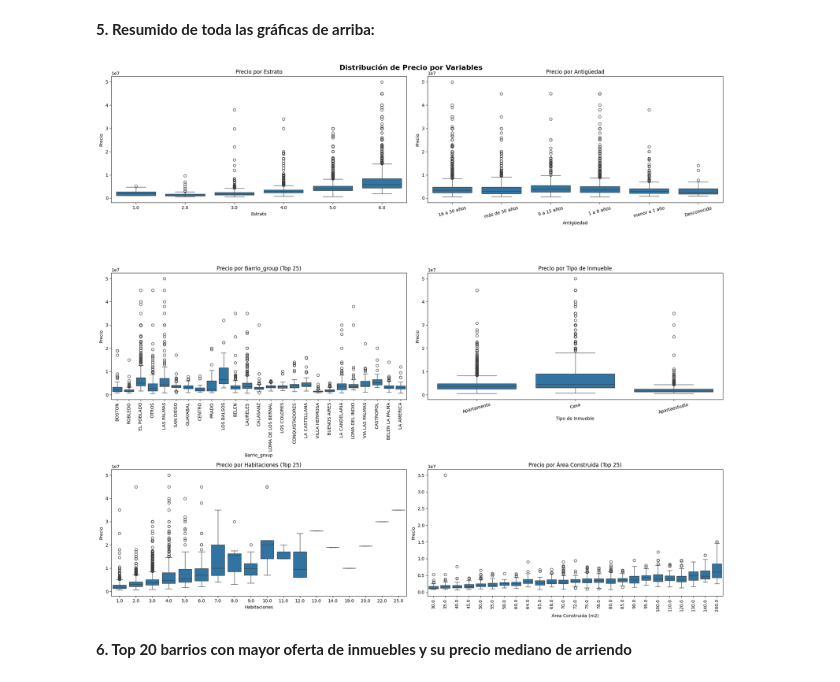
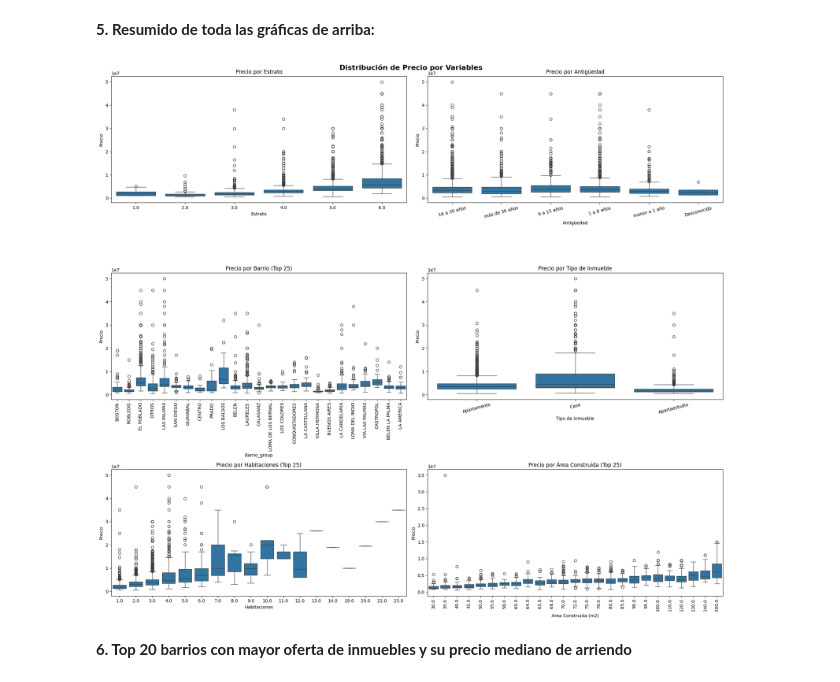
Before and after one commit to EloisaCB43/Proyecto2_ML, a Jupyter notebook: notebooks/EDA.ipynb, the cells around one changed output. Drawn from its saved outputs; the diff is of its cells as text; code cells hidden in the pictures.

Commit message:
actualización nombres barrios

```diff
--- a/notebooks/EDA.ipynb
+++ b/notebooks/EDA.ipynb
@@ -183,16 +206,3 @@ Index(['ID', 'Barrio', 'Tipo de Inmueble', 'Estado', 'Antigüedad',
        'Habitaciones', 'Parqueaderos', 'Piso N°', 'URL', 'Precio',
        'Barrio_clean', 'Barrio_group'],
       dtype='object')
-# %%
-cols_numericas = ["Estrato", "Baños", "Habitaciones", "Piso N°",
-                  "Área Construida (m2)", "Área Privada (m2)",
-                  "Parqueaderos", "Precio"]
-
-corr = df_filtrado[cols_numericas].corr().round(2)
-
-fig = px.imshow(corr,
-                text_auto=True,
-                color_continuous_scale="RdBu_r",
-                title="Correlación entre variables numéricas",
-                width=700, height=600)
-fig.show()
@@ -228,7 +313,7 @@ dtypes: float64(6), int64(3), object(7)
 memory usage: 745.3+ KB
 # %%
 # Cambiar de tipo de variable de ID a string
-df["ID"] = df["ID"].astype(str)
+df_filtrado["ID"] = df_filtrado["ID"].astype(str)
 # %% [markdown]
 ## **Análisis de Valores Nulos**
 # %% [markdown]
@@ -372,0 +444,3 @@ print(df_filtrado['Piso_cat'].isnull().sum())
+# %%
+#Imputamos los datos faltantes de "Piso N°" con el valor 1, ya que es lo más lógico para las casas, ya que no suelen tener más de un piso.
+df_filtrado.loc[(df_filtrado['Piso N°'].isnull()) & (df_filtrado['Tipo de Inmueble']== "Casa"), "Piso N°"] = 1
@@ -452,7 +531,7 @@ df_filtrado.groupby("Barrio")["Antigüedad"].agg(
 La opción mas lógica para imputar en este caso es por barrio, considerando que la moda de la variable `Antigüedad` en barrios como Laureles, El Poblado y Belén son apartamentos mas viejos, mientras que zonas como El Velodromo, Calasanz, presentan un desarrollo creciente. E igualmente, se puede ver que el barrio con mas valores faltantes es Laureles.
 # %%
 # Para cada barrio, rellena los nulos de Antigüedad con el valor de antigüedad más común en ese mismo barrio. Si el barrio no tiene ningún dato de antigüedad, ponemos 'Desconocido'.
-df_filtrado['Antigüedad'] = df_filtrado.groupby('Barrio')['Antigüedad'].transform(
+df_filtrado['Antigüedad'] = df_filtrado.groupby('Barrio_group')['Antigüedad'].transform(
                               lambda x: x.fillna(x.mode()[0]) if not x.mode().empty else "Desconocido")
 # %%
 df_filtrado["Antigüedad"].isnull().sum()
@@ -797,53 +1056,53 @@ fig.show()
 # %%
 import matplotlib.pyplot as plt
 import seaborn as sns
 
 # Top 25 de cada variable
-top_barrios = df_filtrado['Barrio_group'].value_counts().head(25).index
-top_habitaciones = df_filtrado['Habitaciones'].value_counts().head(25).index
-top_area = df_filtrado['Área Construida (m2)'].value_counts().head(25).index
+top_barrios = df_filtrado["Barrio_group"].value_counts().head(25).index
+top_habitaciones = df_filtrado["Habitaciones"].value_counts().head(25).index
+top_area = df_filtrado["Área Construida (m2)"].value_counts().head(25).index
 
 # Filtros
-df_barrio = df_filtrado[df_filtrado['Barrio_group'].isin(top_barrios)]
-df_hab = df_filtrado[df_filtrado['Habitaciones'].isin(top_habitaciones)]
-df_area = df_filtrado[df_filtrado['Área Construida (m2)'].isin(top_area)]
+df_barrio = df_filtrado[df_filtrado["Barrio_group"].isin(top_barrios)]
+df_hab = df_filtrado[df_filtrado["Habitaciones"].isin(top_habitaciones)]
+df_area = df_filtrado[df_filtrado["Área Construida (m2)"].isin(top_area)]
 
 # Tablero
 fig, axes = plt.subplots(3, 2, figsize=(20, 18))
-fig.suptitle('Distribución de Precio por Variables', fontsize=16, fontweight='bold')
+fig.suptitle("Distribución de Precio por Variables", fontsize=16, fontweight="bold")
 
 # 1. Estrato
-sns.boxplot(data=df_filtrado, x='Estrato', y='Precio', ax=axes[0, 0])
-axes[0, 0].set_title('Precio por Estrato')
+sns.boxplot(data=df_filtrado, x="Estrato", y="Precio", ax=axes[0, 0])
+axes[0, 0].set_title("Precio por Estrato")
 
 # 2. Antigüedad
-sns.boxplot(data=df_filtrado, x='Antigüedad', y='Precio', ax=axes[0, 1])
-axes[0, 1].set_title('Precio por Antigüedad')
-axes[0, 1].tick_params(axis='x', rotation=15)
+sns.boxplot(data=df_filtrado, x="Antigüedad", y="Precio", ax=axes[0, 1])
+axes[0, 1].set_title("Precio por Antigüedad")
+axes[0, 1].tick_params(axis="x", rotation=15)
 
-# 3. Barrio Group (Top 25)
-sns.boxplot(data=df_barrio, x='Barrio_group', y='Precio', ax=axes[1, 0])
-axes[1, 0].set_title('Precio por Barrio_group (Top 25)')
-axes[1, 0].tick_params(axis='x', rotation=90)
+# 3. Barrio (Top 25)
+sns.boxplot(data=df_barrio, x="Barrio_group", y="Precio", ax=axes[1, 0])
+axes[1, 0].set_title("Precio por Barrio (Top 25)")
+axes[1, 0].tick_params(axis="x", rotation=90)
 
 # 4. Tipo de Inmueble
-sns.boxplot(data=df_filtrado, x='Tipo de Inmueble', y='Precio', ax=axes[1, 1])
-axes[1, 1].set_title('Precio por Tipo de Inmueble')
-axes[1, 1].tick_params(axis='x', rotation=15)
+sns.boxplot(data=df_filtrado, x="Tipo de Inmueble", y="Precio", ax=axes[1, 1])
+axes[1, 1].set_title("Precio por Tipo de Inmueble")
+axes[1, 1].tick_params(axis="x", rotation=15)
 
 # 5. Habitaciones (Top 25)
-sns.boxplot(data=df_hab, x='Habitaciones', y='Precio', ax=axes[2, 0])
-axes[2, 0].set_title('Precio por Habitaciones (Top 25)')
+sns.boxplot(data=df_hab, x="Habitaciones", y="Precio", ax=axes[2, 0])
+axes[2, 0].set_title("Precio por Habitaciones (Top 25)")
 
 # 6. Área Construida (Top 25)
-sns.boxplot(data=df_area, x='Área Construida (m2)', y='Precio', ax=axes[2, 1])
-axes[2, 1].set_title('Precio por Área Construida (Top 25)')
-axes[2, 1].tick_params(axis='x', rotation=90)
+sns.boxplot(data=df_area, x="Área Construida (m2)", y="Precio", ax=axes[2, 1])
+axes[2, 1].set_title("Precio por Área Construida (Top 25)")
+axes[2, 1].tick_params(axis="x", rotation=90)
 
 plt.tight_layout()
 plt.show()
 # %% [output]
-[figure, old version]
+[figure, new version]
 # %% [markdown]
 **6. Top 20 barrios con mayor oferta de inmuebles y su precio mediano de arriendo**
 # %%
```
Also changed, not shown: parts of 32 cells of this notebook, 5 other files.
